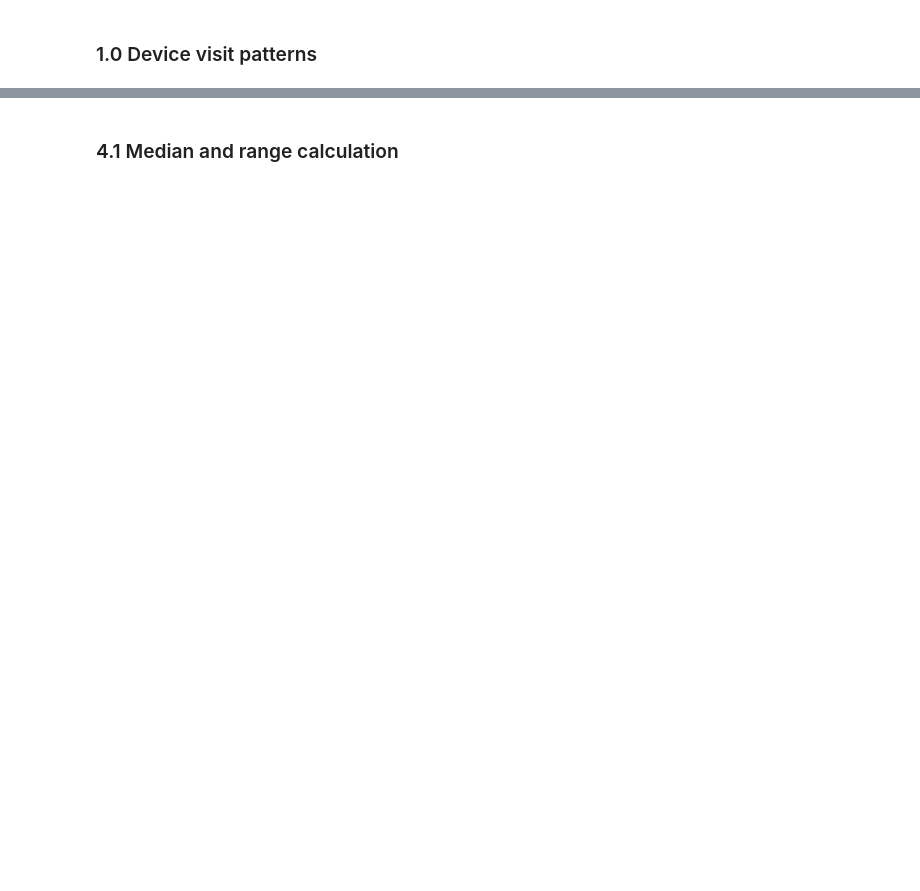
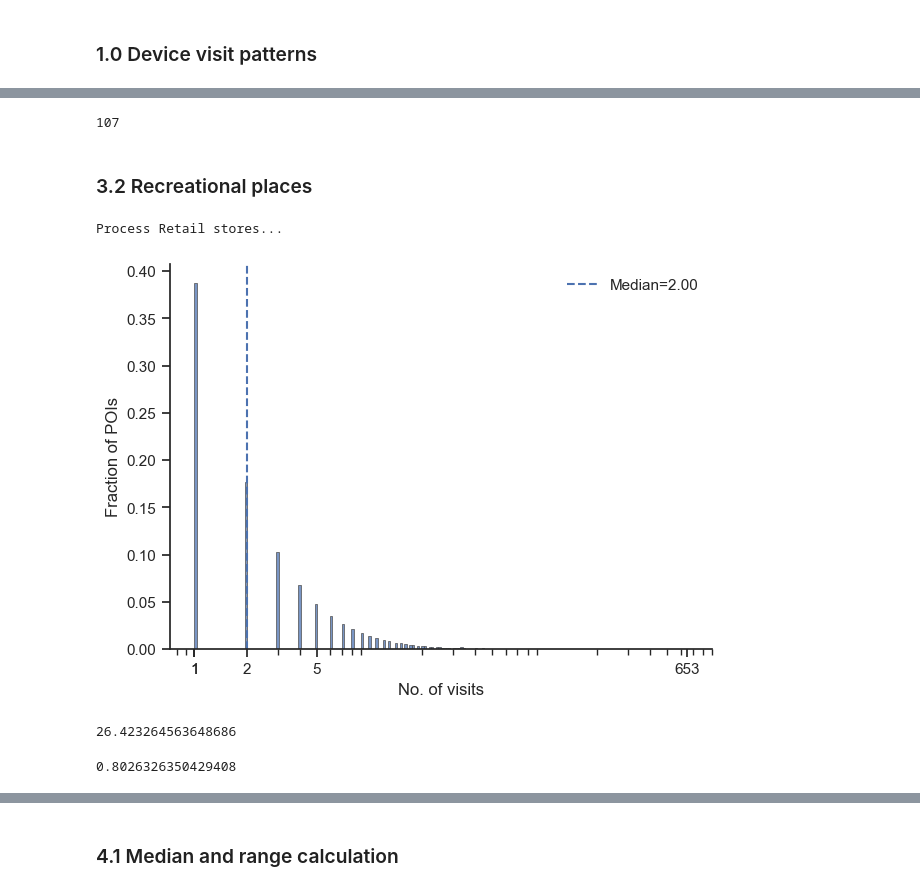
Before and after one commit to MobiSegInsights/nine-euro-ticket-de, a Jupyter notebook: src/14-visitation-patterns.ipynb, the cells around one changed output, grey strips where cells are left out. Drawn from its saved outputs; the diff is of its cells as text; code cells hidden in the pictures; blank space fills up the shorter version.

```diff
--- a/src/14-visitation-patterns.ipynb
+++ b/src/14-visitation-patterns.ipynb
@@ -537,0 +507,5 @@ time_series_device(data=df_v_dh, lb=lb,
+# %%
+supermarket_list = ['Netto Marken-Discount', 'Lidl']
+df_sup.loc[df_sup.name.isin(supermarket_list), 'osm_id'].nunique()
+# %% [output]
+107
@@ -537,0 +515,26 @@ time_series_device(data=df_v_dh, lb=lb,
+# %% [markdown]
+### 3.2 Recreational places
+# %%
+lb = labels4test[3]
+print(f'Process {lb}...')
+df_v = pd.read_parquet(f"dbs/visits_day/{lb}.parquet")
+
+var = 'num_visits'
+one_column_distr(data=df_v, col=var,
+                 col_name='No. of visits',
+                 xticks=ticks_q(data=df_v, var=var),
+                 filename=lb)
+# %% [output]
+Process Retail stores...
+[figure, added]
+# %%
+len(df_v.loc[df_v['num_visits'] >= 5, :]) / len(df_v) * 100
+# %% [output]
+26.423264563648686
+# %%
+# Check OSM objects' time coverage
+tqdm.pandas()
+df_vc = df_v.groupby('osm_id').progress_apply(osm_id_data_coverage, include_groups=False).reset_index()
+len(df_vc.loc[df_vc['coverage'] == 1, :]) / len(df_vc) * 100
+# %% [output]
+0.8026326350429408
```
Also changed, not shown: parts of 72 cells of this notebook, 46 other files.
